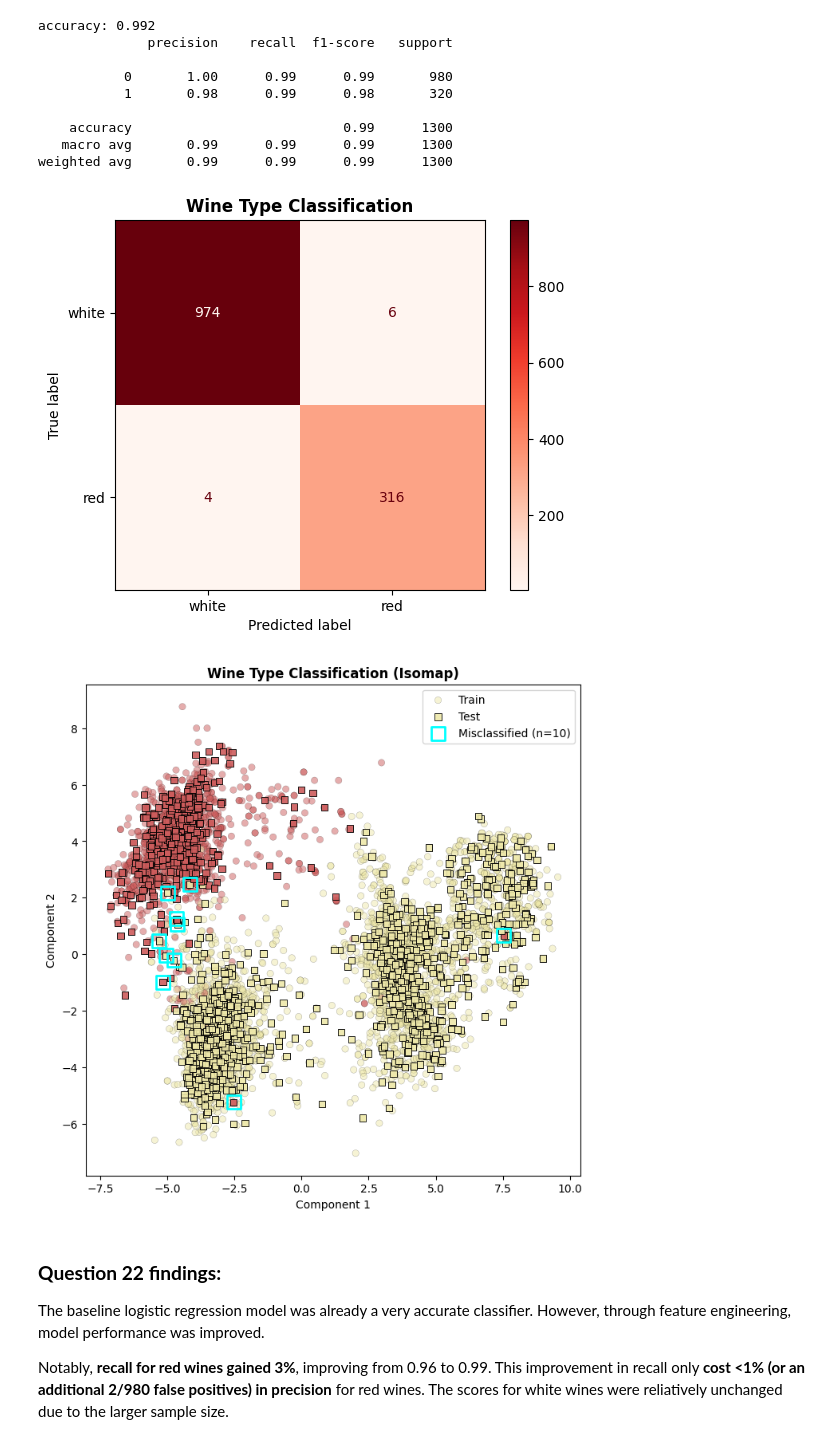
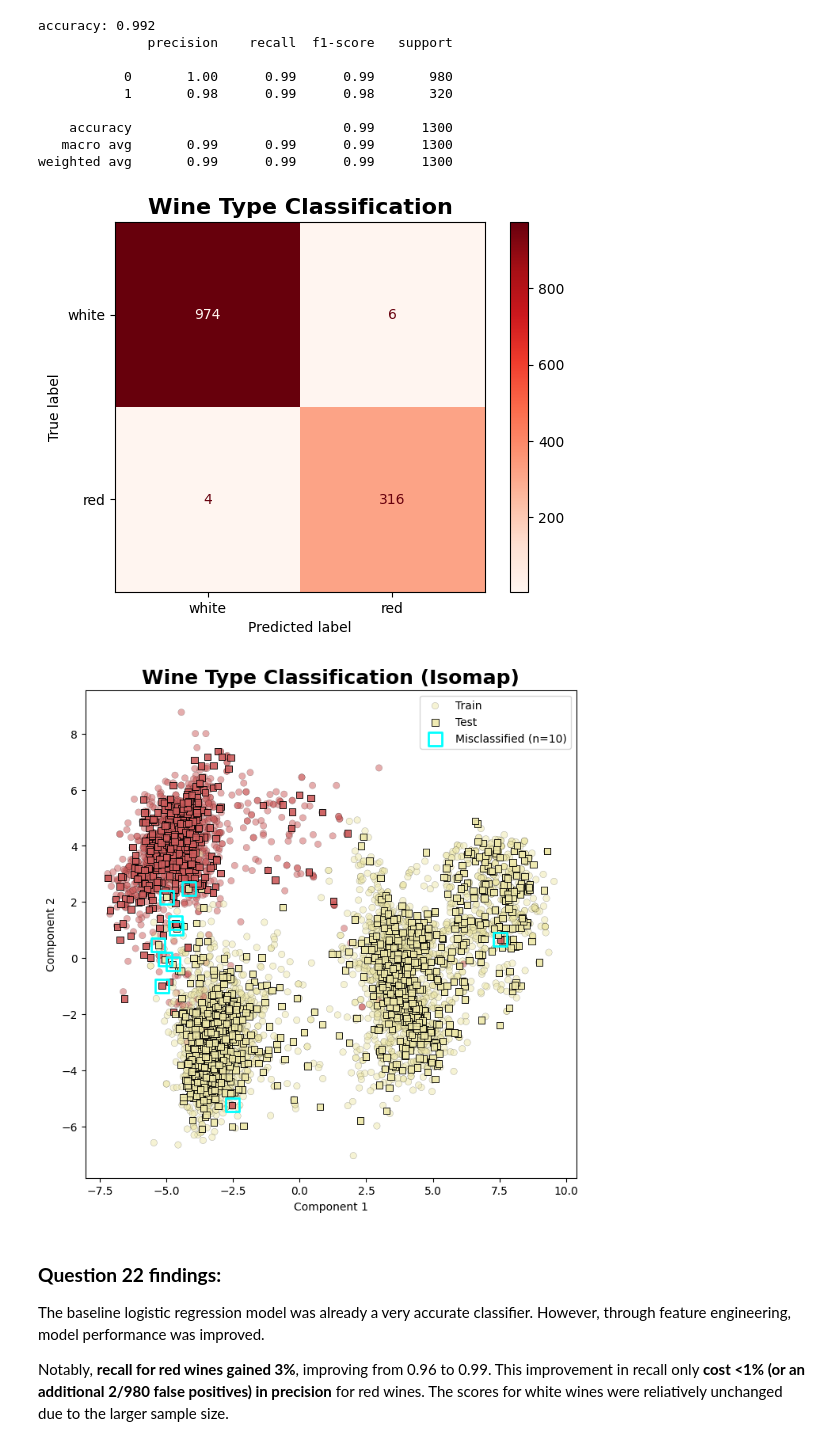
Before and after one commit to bspoerri/DS5010-Final-Project, a Jupyter notebook: final_project.ipynb, the cells around one changed output. Cells and saved outputs as stored; diff of their text form; code cells hidden in the pictures.

```diff
--- a/final_project.ipynb
+++ b/final_project.ipynb
@@ -342,6 +342,8 @@ Generally, **sugar content could be a useful feature for distinguishing between
 #### How does overall acidity (pH) vary by type of wine?
 # %%
 fig, ax = plt.subplots(figsize=(6, 5))
+# initialize a dictionary for default color usage by wine type
+default_colors = {'white': 'palegoldenrod', 'red': 'indianred'}
 # create violin with seaborn
 sns.violinplot(data=combined, x='type', y='pH',
                hue='type', palette=default_colors,
@@ -1575,10 +1581,12 @@ weighted avg       0.99      0.99      0.99      1300
 # %%
 # plot confusion matrix
 ConfusionMatrixDisplay.from_predictions(y_test, y_pred, display_labels=['white', 'red'], cmap='Reds')
-plt.title('Wine Type Classification', fontweight='bold')
+plt.title('Wine Type Classification',
+          fontsize=16,
+          fontweight='bold')
 plt.savefig('Images/lr_confusion_with_engineering.png', dpi= 125)
 # %% [output]
-[figure, old version]
+[figure, new version]
 # %%
 # reduce dimensions from 11 features to 2 for visualization
 # n_neighbors increased to avoid disconnected graph warning
@@ -1602,35 +1610,37 @@ plt.scatter(X_train_projected[:, 0], X_train_projected[:, 1],
             linewidth=0.2,
             alpha=0.5,
             cmap=ListedColormap(['palegoldenrod', 'indianred']),
             label='Train')
 
 # plot test points as squares with higher opacity
 plt.scatter(X_test_projected[:, 0], X_test_projected[:, 1],
             c=y_test,
             edgecolor='black',
             linewidth=0.7,
             alpha=0.9,
             marker='s',
             cmap=ListedColormap(['palegoldenrod', 'indianred']),
             label='Test')
 
 # highlight misclassified points with bright cyan outline
 plt.scatter(X_test_projected[wrong_idx, 0], X_test_projected[wrong_idx, 1],
             c='none',
             edgecolor='cyan',
             linewidth=2,
             s=150,
             marker='s',
             label=f'Misclassified (n={len(wrong_idx)})')
 
 # add legend and labels
 plt.legend()
-plt.title('Wine Type Classification (Isomap)', fontweight='bold')
+plt.title('Wine Type Classification (Isomap)',
+          fontsize=18,
+          fontweight='bold')
 plt.xlabel('Component 1')
 plt.ylabel('Component 2')
 plt.savefig('Images/lr_iso_with_engineering.png', dpi= 125)
 # %% [output]
-[figure, old version]
+[figure, new version]
 # %% [markdown]
 ### **Question 22 findings:**
 
```
Also changed, not shown: parts of 7 cells of this notebook, 6 other files.
